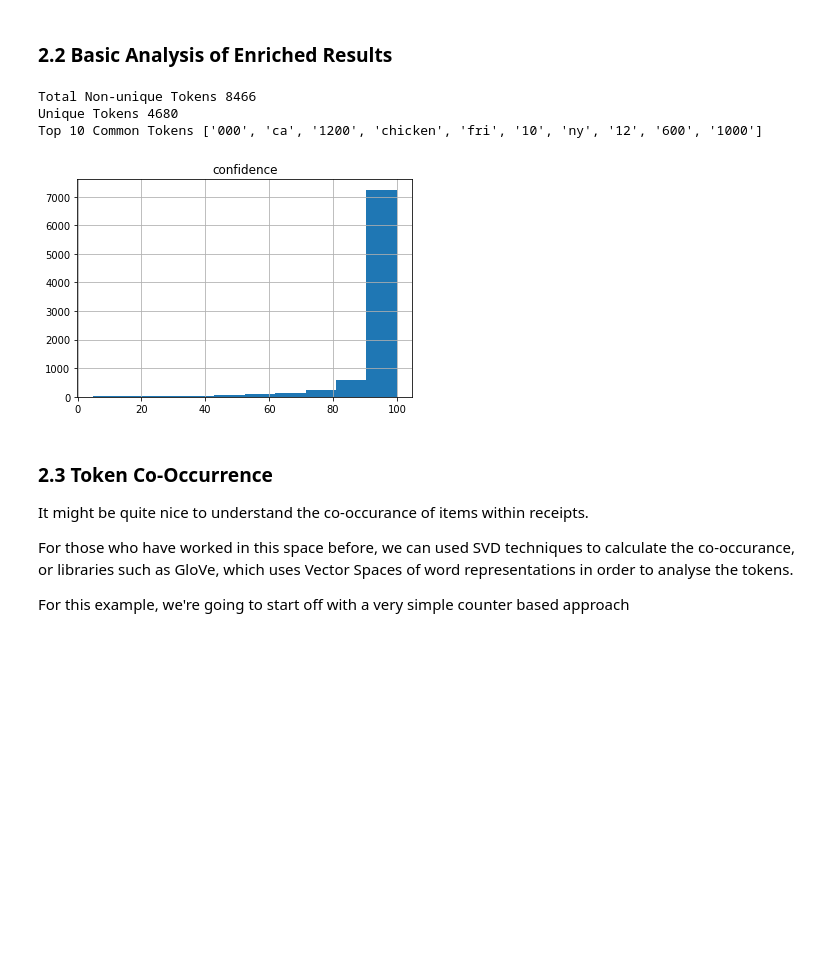
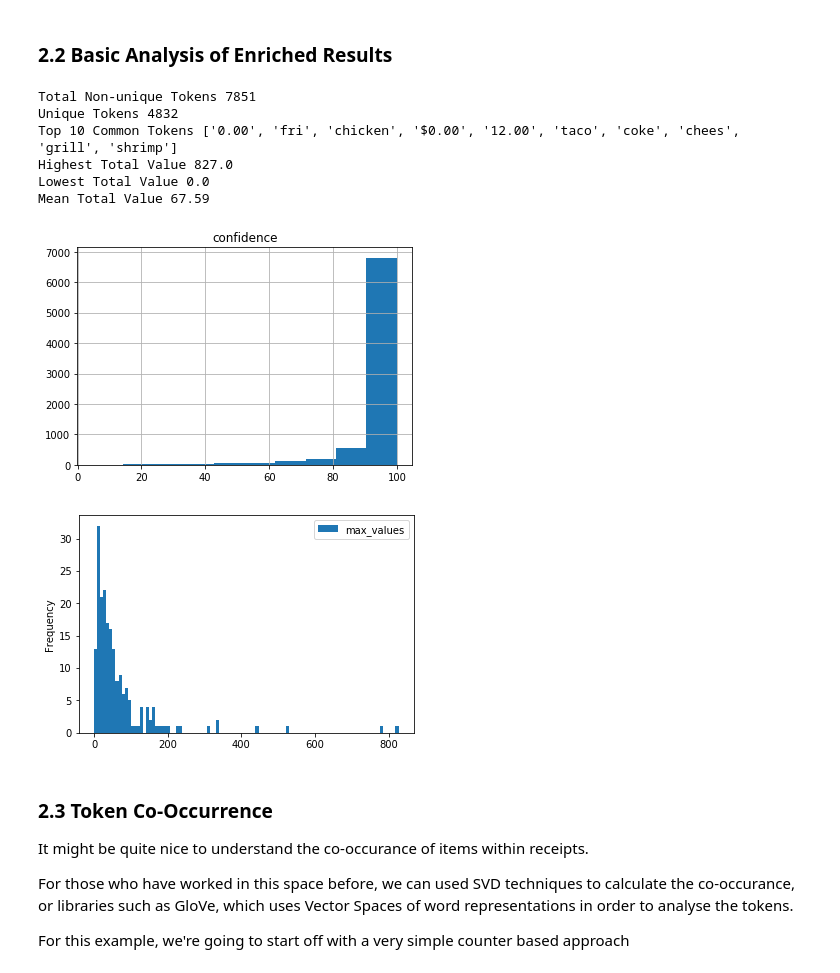
Before and after one commit to raminetinati/aws-demo-textract-receipts, a Jupyter notebook: aws-demo-textract-receipts.ipynb, the cells around one changed output. Saved outputs shown, nothing was run; the diff lists cells and outputs as text; code cells hidden in the pictures; blank space fills up the shorter version.

Commit message:
Updated parsing of words

```diff
--- a/aws-demo-textract-receipts.ipynb
+++ b/aws-demo-textract-receipts.ipynb
@@ -479,24 +492,24 @@ def process_textract_responses(global_vars, data):
                 if item["BlockType"] == "WORD":
 
                     #we need to normailise and remove punctuation.
-                    word = item["Text"].lower().strip()
-
-
+                    word = item["Text"].lower().strip().replace(',','').replace(':',''). \
+                    replace('?','').replace('000','').replace('>','').replace('<','').replace('!',''). \
+                    replace(')','').replace('(','').replace('#','')
 
                     #now remove all punctuation
-                    word = word.translate(table)
-
-                    word_stemmed = ps.stem(word)
-
+#                     if not word.isdigit():
+#                     word = word.translate(table)
                     #we have some oddities
                     word =  ' '.join(i for i in word.split(' ') if not i.endswith('pm'))
                     word  = ' '.join(i for i in word.split(' ') if not i.endswith('am'))
 
-                    if (word not in stop_words) and (word_stemmed not in stop_words) and (word_stemmed not in stop_words_nltk):
+                    word_stemmed = ps.stem(word)
+
+                    if (word_stemmed not in stop_words) and (word not in stop_words) and (word_stemmed not in stop_words_nltk):
                         #first stem the word
 
                         #final some last checks
-                        if (word.isspace() == False) and (len(word) > 1):
+                        if (word_stemmed.isspace() == False) and (len(str(word_stemmed)) > 2):
 
                             line_data.append(word_stemmed)
                             confidences.append({'word':word_stemmed,'confidence':item['Confidence']})
@@ -504,7 +517,7 @@ def process_textract_responses(global_vars, data):
                         removed_tokens += 1
 
         #now we have the data
-        record_data = process_textract_text(line_data, False)
+        record_data = process_textract_text(line_data, True)
         record_data['word_confidences'] = confidences
         records_enriched[key] = record_data
 
@@ -522,54 +551,65 @@ def analyse_records(records_enriched, word_cloud=False):
 
     words_conf = []
     dates = []
+    values = []
     #raw data
     for key,data in records_enriched.items():
 
 #         print(data['max_value'])
         words_conf = words_conf + data['word_confidences']
         dates = dates + data['dates']
+        values.append(data['max_value'])
 
     #let's look at the distribution of confidence scores.
     df_words = pd.DataFrame(words_conf)
+    df_max_values = pd.DataFrame({'max_values':values})
+    print('Total Non-unique Tokens {}'.format(df_words.shape[0]))
 
-    print('Total Non-unique Tokens {}'.format(df_words.shape[0]))
     print('Unique Tokens {}'.format(df_words['word'].unique().shape[0]))
     n = 10
     top_n_terms = df_words['word'].value_counts()[:n].index.tolist()
     print('Top {} Common Tokens {}'.format(n, top_n_terms))
+    print('Highest Total Value {} '.format(max(df_max_values['max_values'])))
+    print('Lowest Total Value {} '.format(min(df_max_values['max_values'])))
+    print('Mean Total Value {} '.format(round(df_max_values['max_values'].mean(),2)))
 
     df_words.hist()
+    df_max_values.plot.hist(bins=100)
 
     words_list_non_unique = df_words['word'].tolist()
 
 
     #Simple word cloud to view our data.
     if word_cloud:
         string_of_words = ' '.join(map(str, words_list_non_unique))
         wordcloud = WordCloud(
             width = 3000,
             height = 2000,
             background_color = 'black',
             stopwords = STOPWORDS).generate(string_of_words)
         fig = plt.figure(
         figsize = (40, 30),
         facecolor = 'k',
         edgecolor = 'k')
         plt.imshow(wordcloud, interpolation = 'bilinear')
         plt.axis('off')
         plt.tight_layout(pad=0)
         plt.show()
 
 #         df_dates = pd.DataFrame(dates)
 #         df_dates.plot()
 
     return df_words
 df_words = analyse_records(records_enriched, word_cloud=False)
 # %% [output]
-Total Non-unique Tokens 8466
-Unique Tokens 4680
-Top 10 Common Tokens ['000', 'ca', '1200', 'chicken', 'fri', '10', 'ny', '12', '600', '1000']
+Total Non-unique Tokens 7851
+Unique Tokens 4832
+Top 10 Common Tokens ['0.00', 'fri', 'chicken', '$0.00', '12.00', 'taco', 'coke', 'chees', 'grill', 'shrimp']
+Highest Total Value 827.0
+Lowest Total Value 0.0
+Mean Total Value 67.59
-[figure, old version]
+[figure, new version]
+[figure, added]
 # %% [markdown]
 ### 2.3 Token Co-Occurrence
 
```
Also changed, not shown: parts of 9 cells of this notebook.
